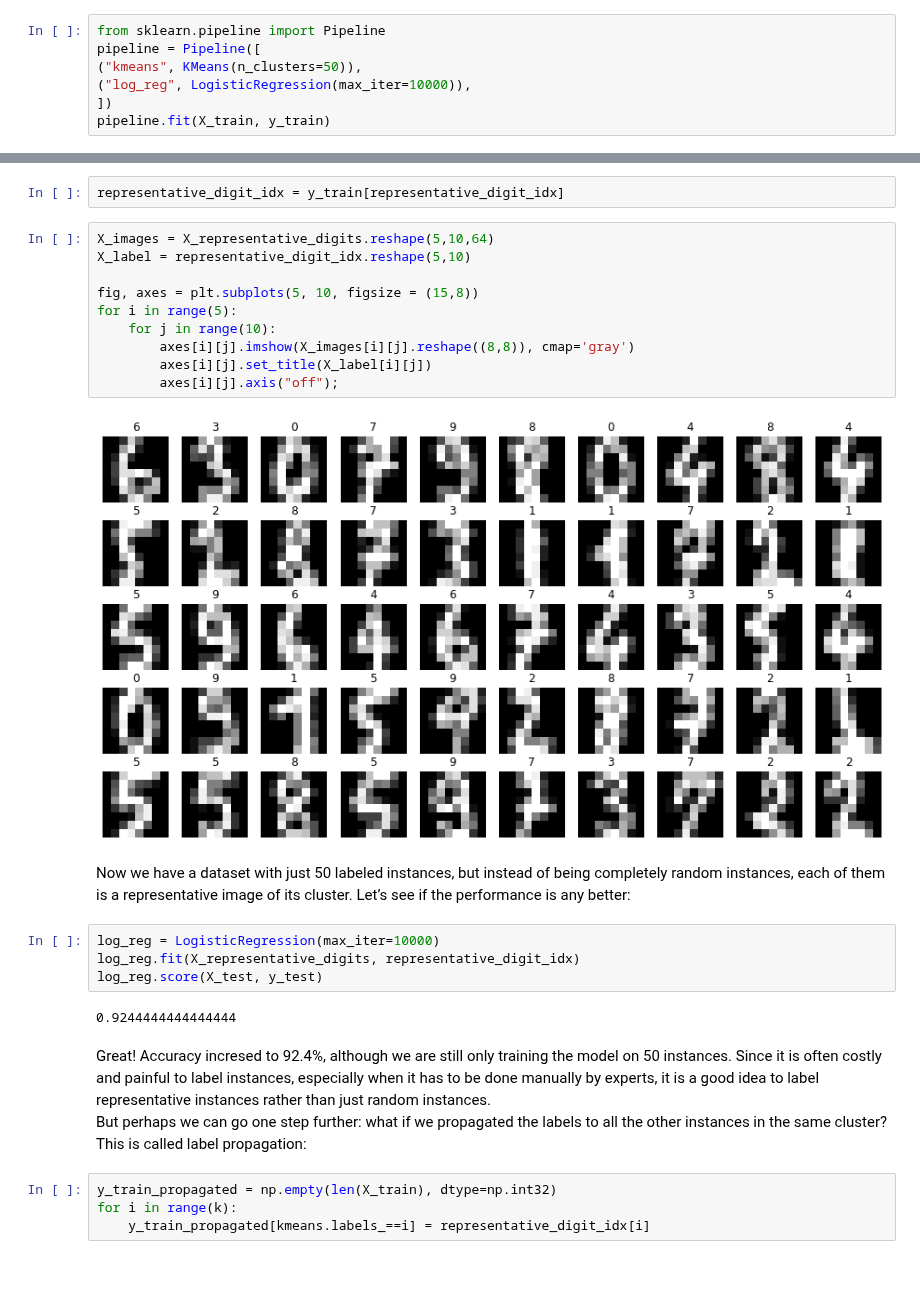
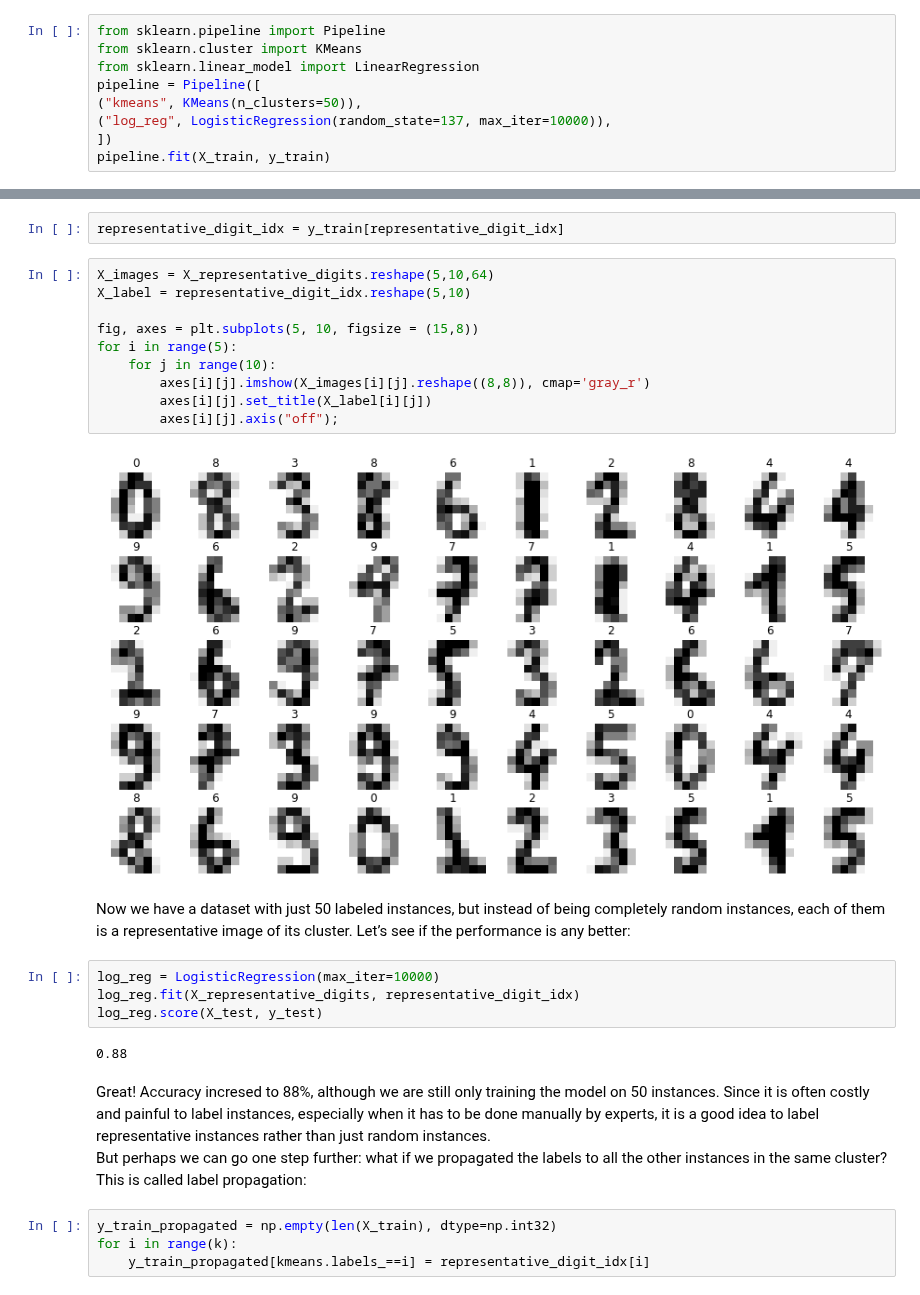
Before and after one commit to Hari31416/Data-Sciences, a Jupyter notebook: Notes/handson-ml2-master/My/Ch9_my.ipynb, the cells around one changed output, grey strips where cells are left out. Cells and saved outputs as stored; diff of their text form.

```diff
--- a/Notes/handson-ml2-master/My/Ch9_my.ipynb
+++ b/Notes/handson-ml2-master/My/Ch9_my.ipynb
@@ -429,9 +435,11 @@ since there are 10 different digits, it is unlikely to perform well,
 because there are several different ways to write each digit.
 # %%
 from sklearn.pipeline import Pipeline
+from sklearn.cluster import KMeans
+from sklearn.linear_model import LinearRegression
 pipeline = Pipeline([
 ("kmeans", KMeans(n_clusters=50)),
-("log_reg", LogisticRegression(max_iter=10000)),
+("log_reg", LogisticRegression(random_state=137, max_iter=10000)),
 ])
 pipeline.fit(X_train, y_train)
 # %% [output]
@@ -508,15 +519,15 @@ representative_digit_idx = y_train[representative_digit_idx]
 # %%
 X_images = X_representative_digits.reshape(5,10,64)
 X_label = representative_digit_idx.reshape(5,10)
 
 fig, axes = plt.subplots(5, 10, figsize = (15,8))
 for i in range(5):
     for j in range(10):
-        axes[i][j].imshow(X_images[i][j].reshape((8,8)), cmap='gray')
+        axes[i][j].imshow(X_images[i][j].reshape((8,8)), cmap='gray_r')
         axes[i][j].set_title(X_label[i][j])
         axes[i][j].axis("off");
 # %% [output]
-[figure, old version]
+[figure, new version]
 # %% [markdown]
 Now we have a dataset with just 50 labeled instances, but instead of being completely
 random instances, each of them is a representative image of its cluster. Let’s see if the
@@ -526,9 +537,9 @@ log_reg = LogisticRegression(max_iter=10000)
 log_reg.fit(X_representative_digits, representative_digit_idx)
 log_reg.score(X_test, y_test)
 # %% [output]
-0.9244444444444444
+0.88
 # %% [markdown]
-Great! Accuracy incresed to 92.4%, although we are still only training
+Great! Accuracy incresed to 88%, although we are still only training
 the model on 50 instances. Since it is often costly and painful to label instances, especially when it has to be done manually by experts, it is a good idea to label representative instances rather than just random instances.
 <br>But perhaps we can go one step further: what if we propagated the labels to all the
 other instances in the same cluster? This is called label propagation:
```
Also changed, not shown: parts of 74 cells of this notebook, 3 other files.
